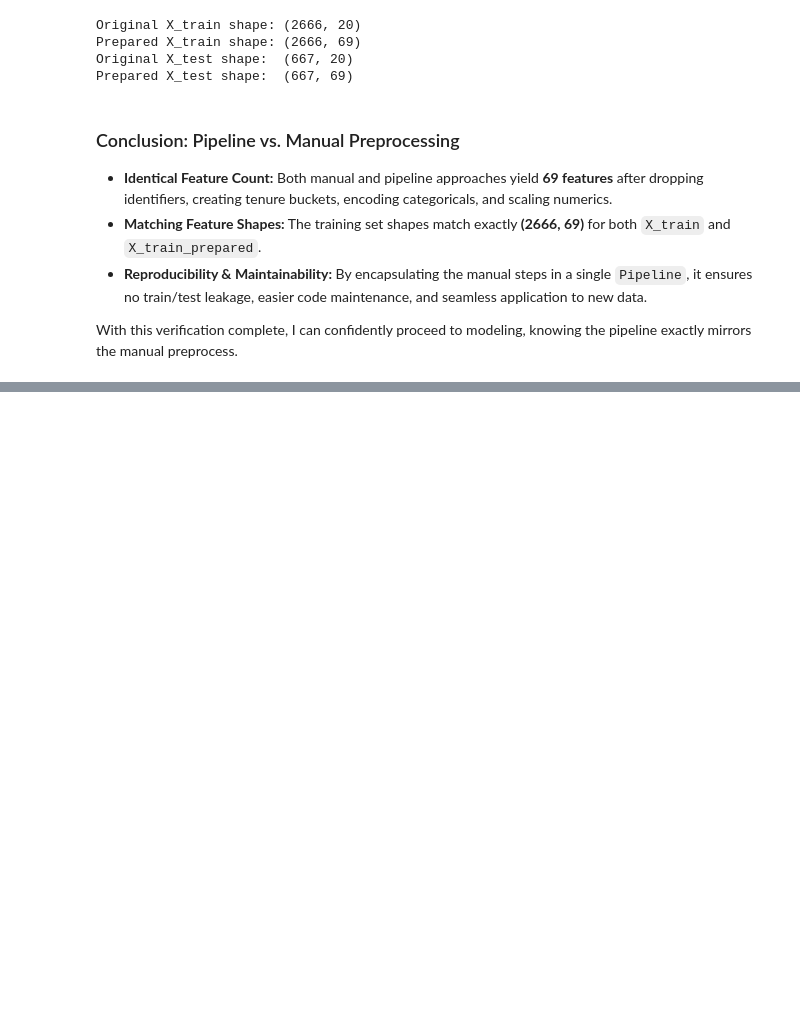
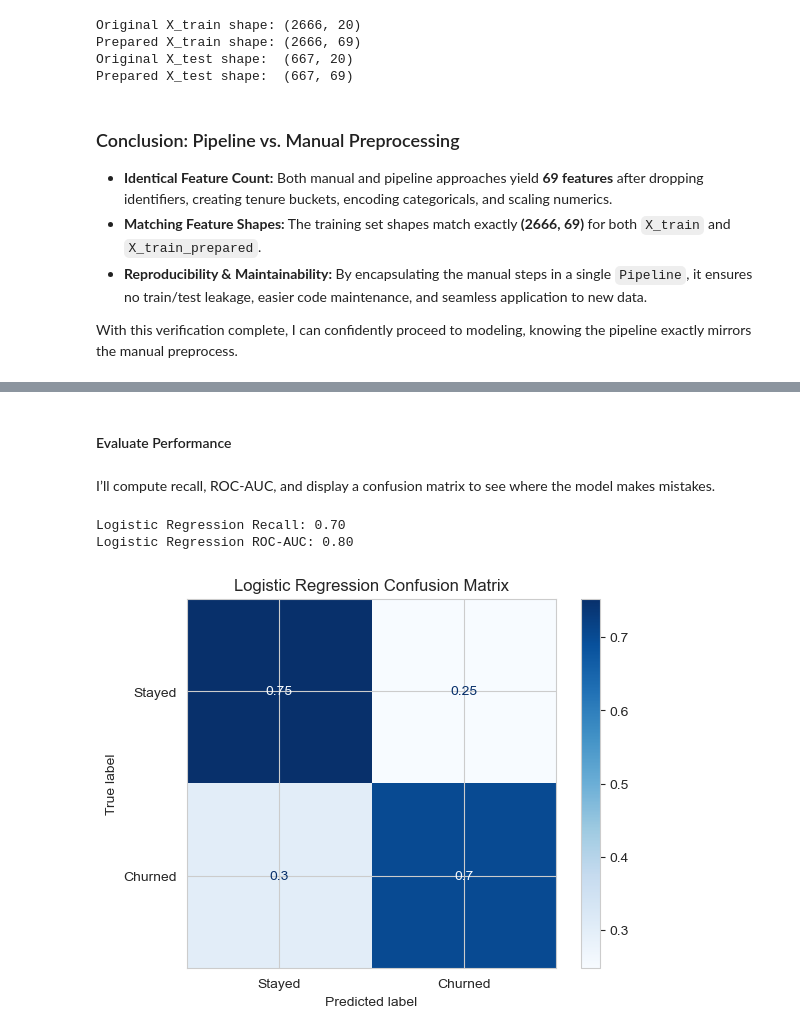
Before and after one commit to rosemiriti/Syria_Telco_Churn_Prediction_Project, a Jupyter notebook: syria_telco_churn.ipynb, the cells around one changed output, grey strips where cells are left out. Cells and saved outputs as stored; diff of their text form; code cells hidden in the pictures; blank space fills up the shorter version.

Commit message:
Modelling &Evaluation

```diff
--- a/syria_telco_churn.ipynb
+++ b/syria_telco_churn.ipynb
@@ -858,0 +875,6 @@ With this verification complete, I can confidently proceed to modeling, knowing
+# %%
+# Train the model
+lr = LogisticRegression(class_weight='balanced', random_state=42, max_iter=1000)
+
+# Fit on training data
+lr.fit(X_train, y_train)
@@ -858,0 +889,25 @@ With this verification complete, I can confidently proceed to modeling, knowing
+# %%
+# Predict on test set
+y_pred = lr.predict(X_test)
+y_proba_lr = lr.predict_proba(X_test)[:, 1]
+# %% [markdown]
+#### Evaluate Performance
+# %% [markdown]
+I’ll compute recall, ROC-AUC, and display a confusion matrix to see where the model makes mistakes.
+# %%
+# Compute metrics
+rec = recall_score(y_test, y_pred)
+auc = roc_auc_score(y_test, y_proba_lr)
+print(f"Logistic Regression Recall: {rec:.2f}")
+print(f"Logistic Regression ROC-AUC: {auc:.2f}")
+
+# Confusion matrix
+cm = confusion_matrix(y_test, y_pred, normalize='true')
+disp = ConfusionMatrixDisplay(cm, display_labels=['Stayed','Churned'])
+disp.plot(cmap='Blues')
+plt.title("Logistic Regression Confusion Matrix");
+plt.show()
+# %% [output]
+Logistic Regression Recall: 0.70
+Logistic Regression ROC-AUC: 0.80
+[figure, added]
```
Also changed, not shown: parts of 51 cells of this notebook.
